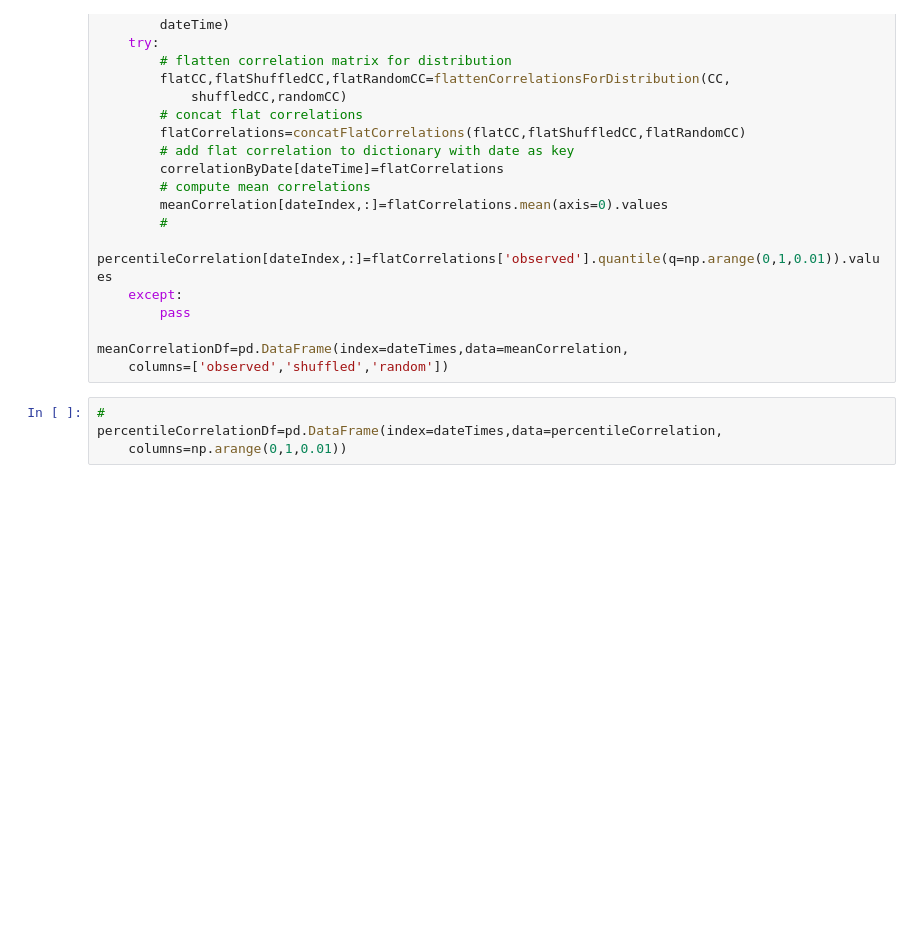
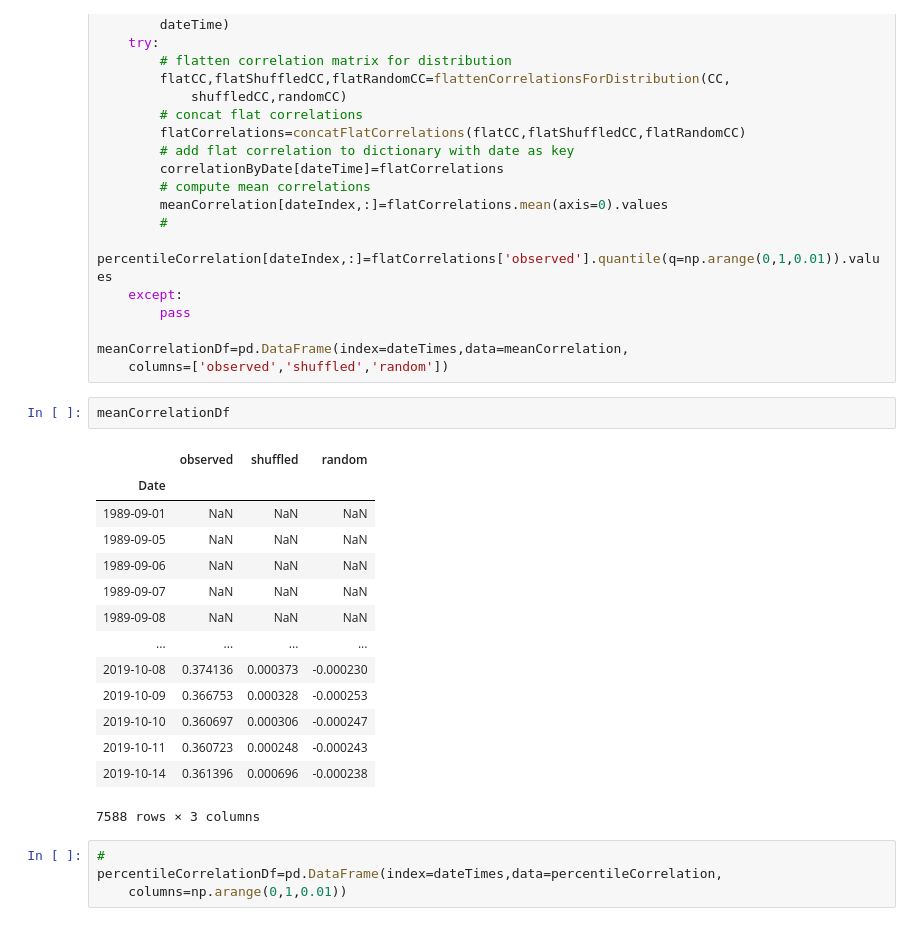
Before and after one commit to dnokes/DATA_698, a Jupyter notebook: notebooks/prototyping/DATA_698_Test_MSTs_Docker_Test.ipynb, the cells around one changed output. Saved outputs shown, nothing was run; the diff lists cells and outputs as text; blank space fills up the shorter version.

```diff
--- a/notebooks/prototyping/DATA_698_Test_MSTs_Docker_Test.ipynb
+++ b/notebooks/prototyping/DATA_698_Test_MSTs_Docker_Test.ipynb
@@ -496,6 +496,23 @@ for dateIndex in range(0,nDateTimes):
 
 meanCorrelationDf=pd.DataFrame(index=dateTimes,data=meanCorrelation,
     columns=['observed','shuffled','random'])
+# %%
+meanCorrelationDf
+# %% [output]
+|  | observed | shuffled | random |
+| Date |  |  |  |
+| 1989-09-01 | NaN | NaN | NaN |
+| 1989-09-05 | NaN | NaN | NaN |
+| 1989-09-06 | NaN | NaN | NaN |
+| 1989-09-07 | NaN | NaN | NaN |
+| 1989-09-08 | NaN | NaN | NaN |
+| ... | ... | ... | ... |
+| 2019-10-08 | 0.374136 | 0.000373 | -0.000230 |
+| 2019-10-09 | 0.366753 | 0.000328 | -0.000253 |
+| 2019-10-10 | 0.360697 | 0.000306 | -0.000247 |
+| 2019-10-11 | 0.360723 | 0.000248 | -0.000243 |
+| 2019-10-14 | 0.361396 | 0.000696 | -0.000238 |
+7588 rows × 3 columns
 # %%
 #
 percentileCorrelationDf=pd.DataFrame(index=dateTimes,data=percentileCorrelation,
```
Also changed, not shown: parts of 5 cells of this notebook.
